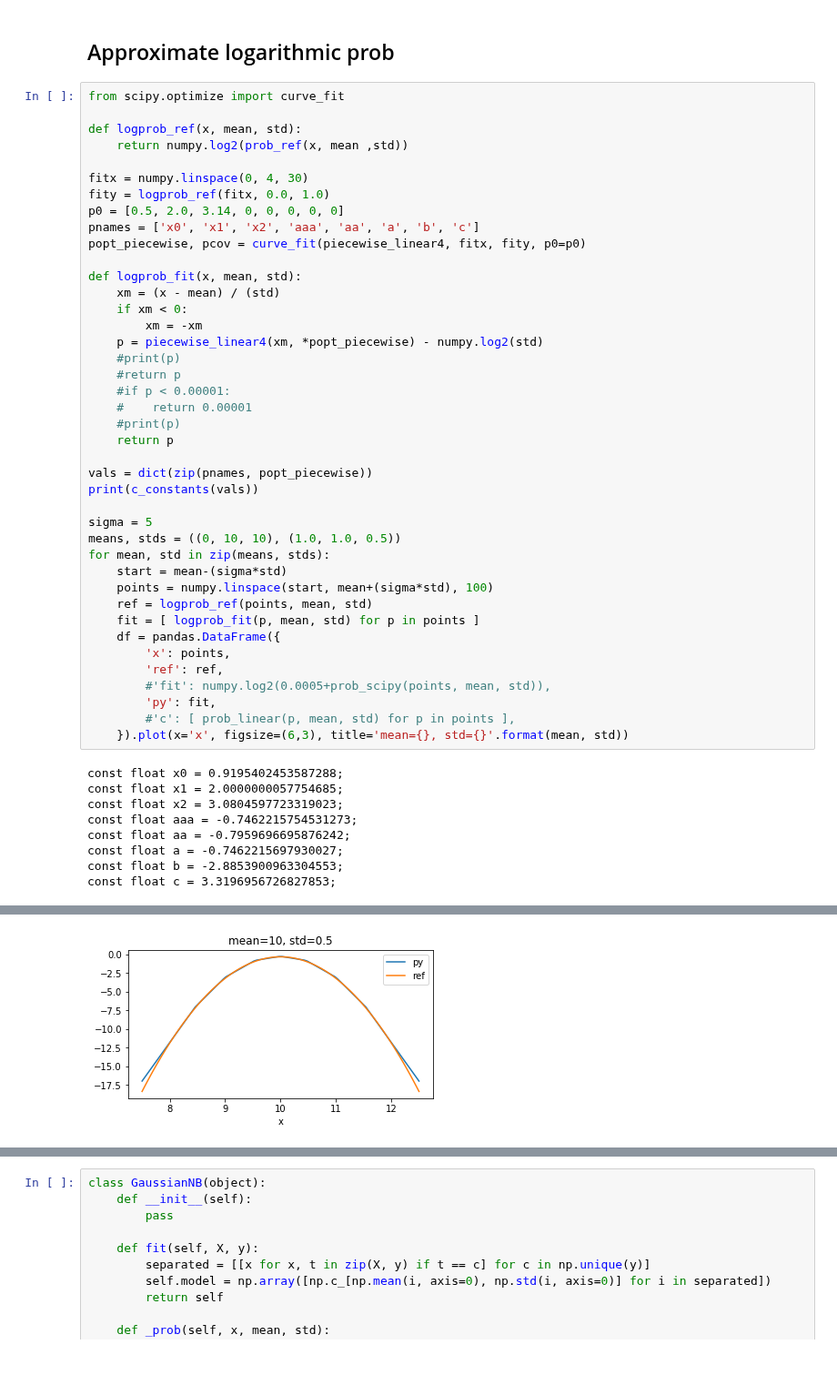
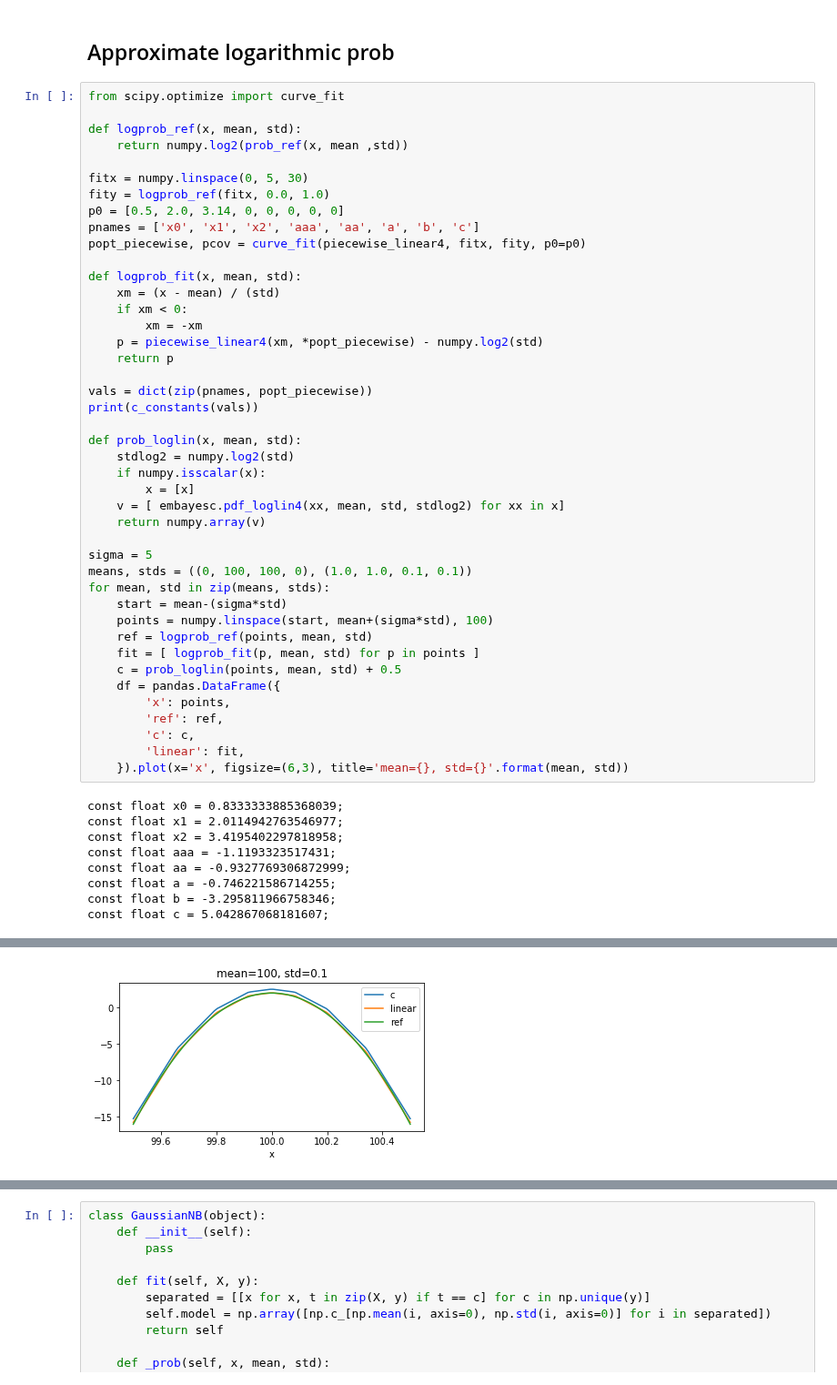
Before and after one commit to jonnor/embeddedml, a Jupyter notebook: NaiveBayes.ipynb, the cells around one changed output, grey strips where cells are left out. Shown at 91% size. Drawn from its saved outputs; the diff is of its cells as text.

```diff
--- a/NaiveBayes.ipynb
+++ b/NaiveBayes.ipynb
@@ -135,7 +126,7 @@ from scipy.optimize import curve_fit
 def logprob_ref(x, mean, std):
     return numpy.log2(prob_ref(x, mean ,std))
 
-fitx = numpy.linspace(0, 4, 30)
+fitx = numpy.linspace(0, 5, 30)
 fity = logprob_ref(fitx, 0.0, 1.0)
 p0 = [0.5, 2.0, 3.14, 0, 0, 0, 0, 0]
 pnames = ['x0', 'x1', 'x2', 'aaa', 'aa', 'a', 'b', 'c']
@@ -146,36 +137,38 @@ def logprob_fit(x, mean, std):
     if xm < 0:
         xm = -xm
     p = piecewise_linear4(xm, *popt_piecewise) - numpy.log2(std)
-    #print(p)
-    #return p
-    #if p < 0.00001:
-    #    return 0.00001
-    #print(p)
     return p
 
 vals = dict(zip(pnames, popt_piecewise))
 print(c_constants(vals))
 
+def prob_loglin(x, mean, std):
+    stdlog2 = numpy.log2(std)
+    if numpy.isscalar(x):
+        x = [x]
+    v = [ embayesc.pdf_loglin4(xx, mean, std, stdlog2) for xx in x]
+    return numpy.array(v)
+
 sigma = 5
-means, stds = ((0, 10, 10), (1.0, 1.0, 0.5))
+means, stds = ((0, 100, 100, 0), (1.0, 1.0, 0.1, 0.1))
 for mean, std in zip(means, stds):
     start = mean-(sigma*std)
     points = numpy.linspace(start, mean+(sigma*std), 100)
     ref = logprob_ref(points, mean, std)
     fit = [ logprob_fit(p, mean, std) for p in points ]
+    c = prob_loglin(points, mean, std) + 0.5
     df = pandas.DataFrame({
         'x': points,
         'ref': ref,
-        #'fit': numpy.log2(0.0005+prob_scipy(points, mean, std)),
-        'py': fit,
-        #'c': [ prob_linear(p, mean, std) for p in points ],
+        'c': c,
+        'linear': fit,
     }).plot(x='x', figsize=(6,3), title='mean={}, std={}'.format(mean, std))
 # %% [output]
-const float x0 = 0.9195402453587288;
-const float x1 = 2.0000000057754685;
-const float x2 = 3.0804597723319023;
-const float aaa = -0.7462215754531273;
-const float aa = -0.7959696695876242;
-const float a = -0.7462215697930027;
-const float b = -2.8853900963304553;
-const float c = 3.3196956726827853;
+const float x0 = 0.8333333885368039;
+const float x1 = 2.0114942763546977;
+const float x2 = 3.4195402297818958;
+const float aaa = -1.1193323517431;
+const float aa = -0.9327769306872999;
+const float a = -0.746221586714255;
+const float b = -3.295811966758346;
+const float c = 5.042867068181607;
@@ -184 +177 @@ const float c = 3.3196956726827853;
-[figure, old version]
+[figure, new version]
```
Also changed, not shown: parts of 2 cells of this notebook, 3 other files.
